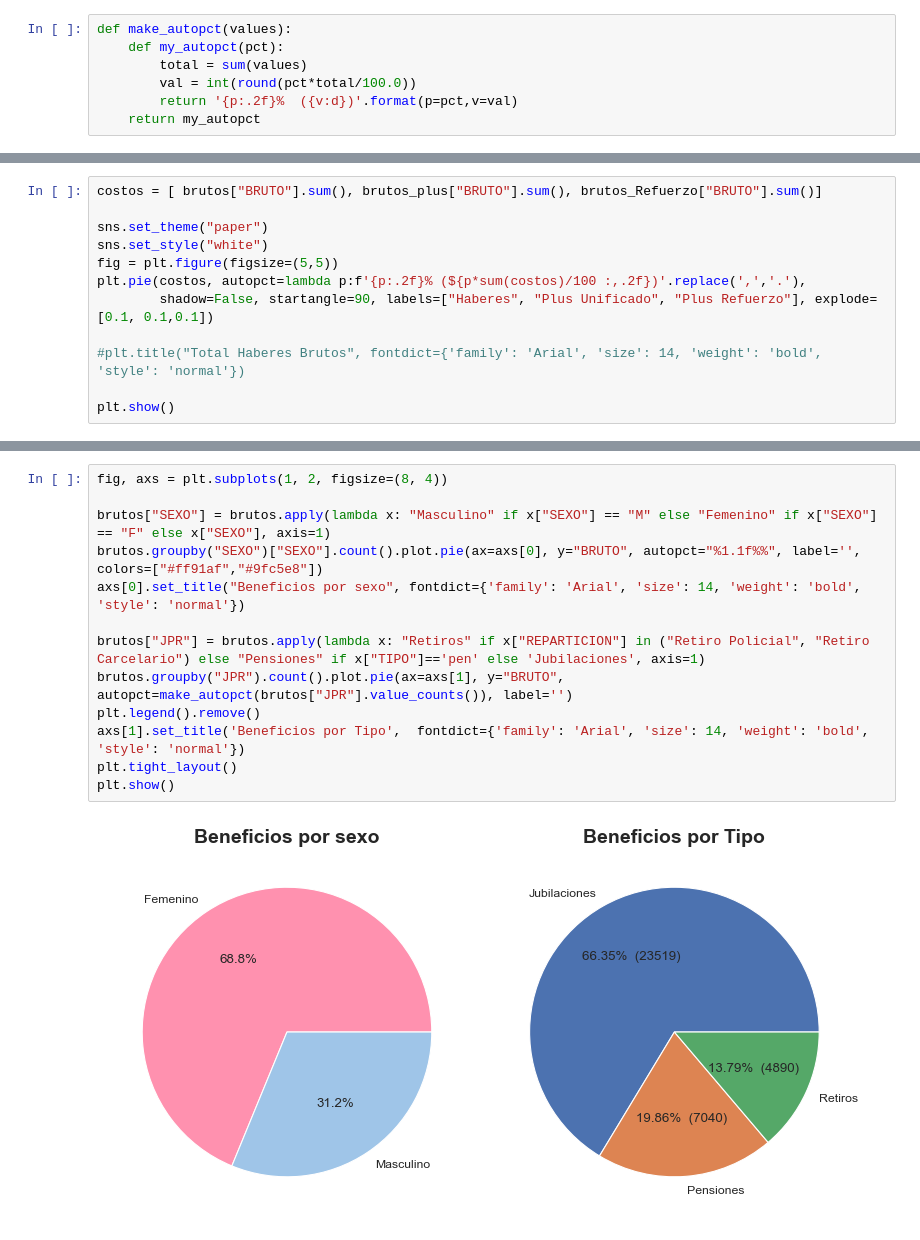
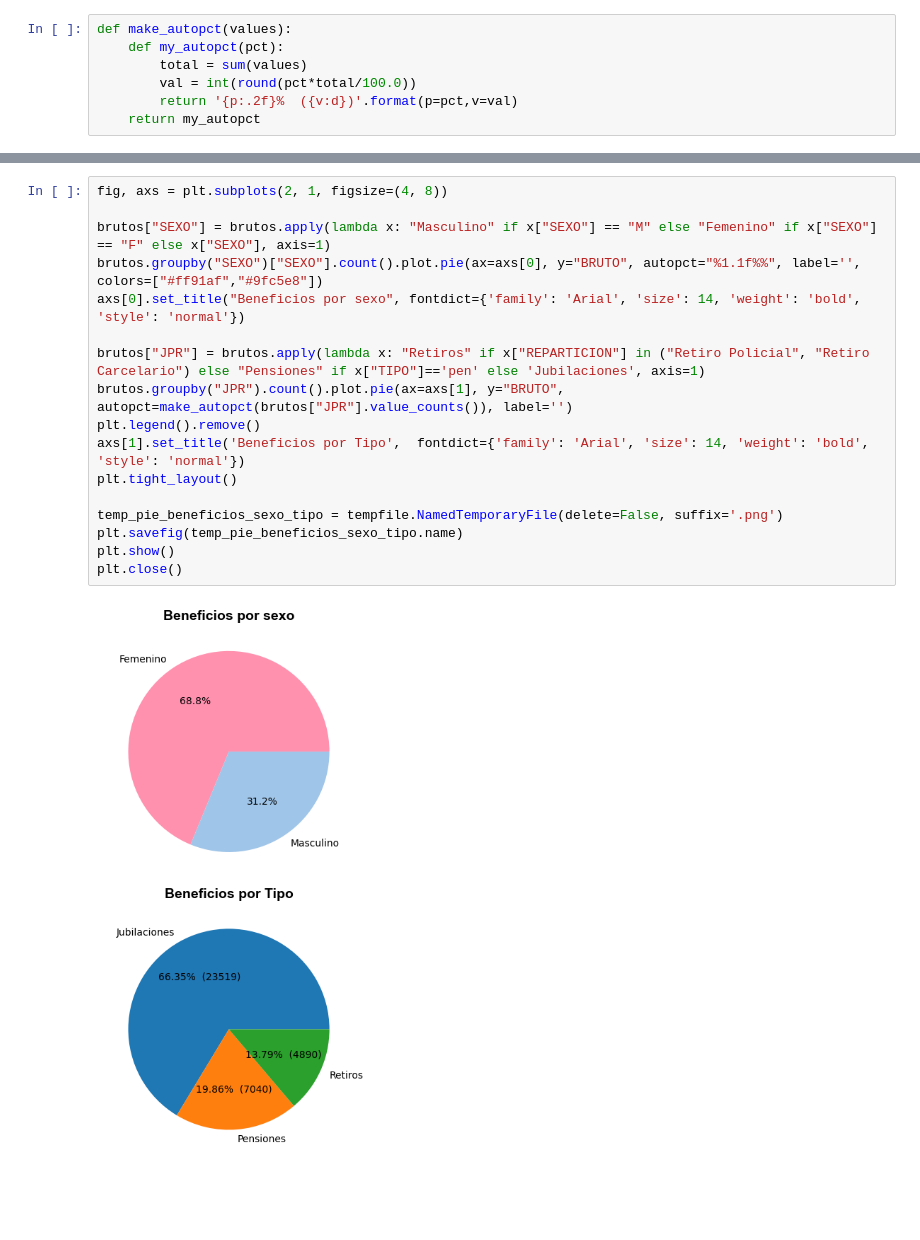
Before and after one commit to chrisgalvez/ReportesLiquidaciones, a Jupyter notebook: estadisticas-liquidaciones.ipynb, the cells around one changed output, grey strips where cells are left out. Drawn from its saved outputs; the diff is of its cells as text; blank space fills up the shorter version.

```diff
--- a/estadisticas-liquidaciones.ipynb
+++ b/estadisticas-liquidaciones.ipynb
@@ -103,12 +105,0 @@ plt.show()
-# %%
-costos = [ brutos["BRUTO"].sum(), brutos_plus["BRUTO"].sum(), brutos_Refuerzo["BRUTO"].sum()]
-
-sns.set_theme("paper")
-sns.set_style("white")
-fig = plt.figure(figsize=(5,5))
-plt.pie(costos, autopct=lambda p:f'{p:.2f}% (${p*sum(costos)/100 :,.2f})'.replace(',','.'),
-        shadow=False, startangle=90, labels=["Haberes", "Plus Unificado", "Plus Refuerzo"], explode=[0.1, 0.1,0.1])
-
-#plt.title("Total Haberes Brutos", fontdict={'family': 'Arial', 'size': 14, 'weight': 'bold', 'style': 'normal'})
-
-plt.show()
@@ -177,18 +161,22 @@ plt.show()
 # %%
-fig, axs = plt.subplots(1, 2, figsize=(8, 4))
+fig, axs = plt.subplots(2, 1, figsize=(4, 8))
 
 brutos["SEXO"] = brutos.apply(lambda x: "Masculino" if x["SEXO"] == "M" else "Femenino" if x["SEXO"] == "F" else x["SEXO"], axis=1)
 brutos.groupby("SEXO")["SEXO"].count().plot.pie(ax=axs[0], y="BRUTO", autopct="%1.1f%%", label='', colors=["#ff91af","#9fc5e8"])
 axs[0].set_title("Beneficios por sexo", fontdict={'family': 'Arial', 'size': 14, 'weight': 'bold', 'style': 'normal'})
 
 brutos["JPR"] = brutos.apply(lambda x: "Retiros" if x["REPARTICION"] in ("Retiro Policial", "Retiro Carcelario") else "Pensiones" if x["TIPO"]=='pen' else 'Jubilaciones', axis=1)
 brutos.groupby("JPR").count().plot.pie(ax=axs[1], y="BRUTO", autopct=make_autopct(brutos["JPR"].value_counts()), label='')
 plt.legend().remove()
 axs[1].set_title('Beneficios por Tipo',  fontdict={'family': 'Arial', 'size': 14, 'weight': 'bold', 'style': 'normal'})
 plt.tight_layout()
+
+temp_pie_beneficios_sexo_tipo = tempfile.NamedTemporaryFile(delete=False, suffix='.png')
+plt.savefig(temp_pie_beneficios_sexo_tipo.name)
 plt.show()
+plt.close()
 # %% [output]
-[figure, old version]
+[figure, new version]
 # %%
 from palettable.tableau import Tableau_20
 
```
Also changed, not shown: parts of 9 cells of this notebook, 1 other file.
